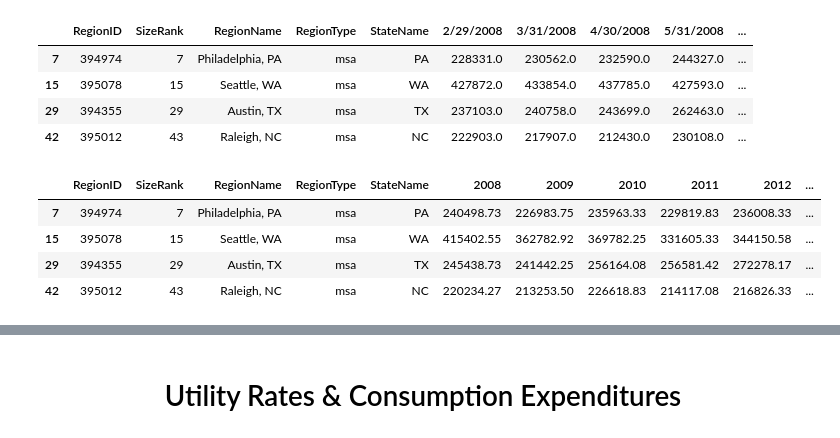
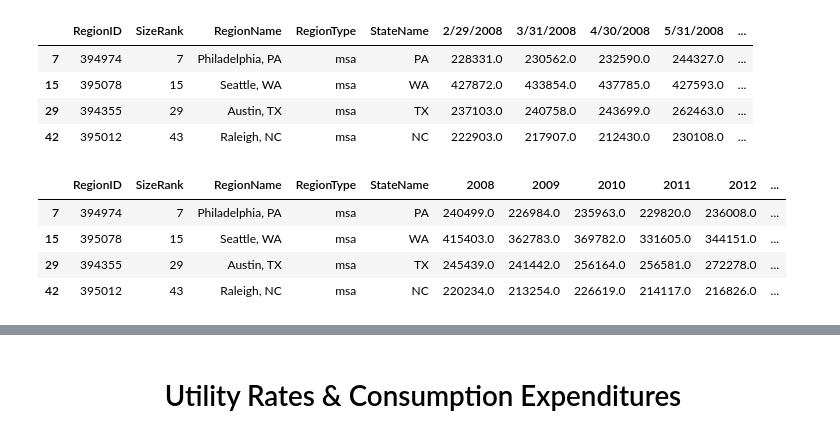
Before and after one commit to Hannah00Donnelly/nss-capstone-da14-2025, a Jupyter notebook: notebooks/hdonnelly_capstone.ipynb, the cells around one changed output, grey strips where cells are left out. Cells and saved outputs as stored; diff of their text form; code cells hidden in the pictures.

```diff
--- a/notebooks/hdonnelly_capstone.ipynb
+++ b/notebooks/hdonnelly_capstone.ipynb
@@ -955,31 +1051,31 @@ metro_house_price_cities
 # %%
 house_city_ids = ['RegionID', 'SizeRank', 'RegionName', 'RegionType', 'StateName']
 house_dates = metro_house_price_cities.drop(columns=house_city_ids)
 house_dates.columns = pd.to_datetime(house_dates.columns)
 
 #https://www.geeksforgeeks.org/python-pandas-dataframe-transpose
 #https://pandas.pydata.org/pandas-docs/version/1.5/reference/api/pandas.DataFrame.transpose.html
 house_dates_transposed = house_dates.T
 
 #https://www.demo2s.com/g/python/how-to-use-python-pandas-datetimeindex-year.html
 house_dates_transposed['Year'] = house_dates_transposed.index.year
 
 #getting the average by year
-house_avg_year = house_dates_transposed.groupby('Year').mean().round(2)
+house_avg_year = house_dates_transposed.groupby('Year').mean().round(0)
 
 #transpose it back to original format to add back the id columns
 house_avg_year = house_avg_year.T
 
 #add back the id columns
 yearly_average_house = pd.concat([metro_house_price_cities[city_ids], house_avg_year], axis=1)
 
 yearly_average_house
 # %% [output]
 |  | RegionID | SizeRank | RegionName | RegionType | StateName | 2008 | 2009 | 2010 | 2011 | 2012 | ... |
-| 7 | 394974 | 7 | Philadelphia, PA | msa | PA | 240498.73 | 226983.75 | 235963.33 | 229819.83 | 236008.33 | ... |
-| 15 | 395078 | 15 | Seattle, WA | msa | WA | 415402.55 | 362782.92 | 369782.25 | 331605.33 | 344150.58 | ... |
-| 29 | 394355 | 29 | Austin, TX | msa | TX | 245438.73 | 241442.25 | 256164.08 | 256581.42 | 272278.17 | ... |
-| 42 | 395012 | 43 | Raleigh, NC | msa | NC | 220234.27 | 213253.50 | 226618.83 | 214117.08 | 216826.33 | ... |
+| 7 | 394974 | 7 | Philadelphia, PA | msa | PA | 240499.0 | 226984.0 | 235963.0 | 229820.0 | 236008.0 | ... |
+| 15 | 395078 | 15 | Seattle, WA | msa | WA | 415403.0 | 362783.0 | 369782.0 | 331605.0 | 344151.0 | ... |
+| 29 | 394355 | 29 | Austin, TX | msa | TX | 245439.0 | 241442.0 | 256164.0 | 256581.0 | 272278.0 | ... |
+| 42 | 395012 | 43 | Raleigh, NC | msa | NC | 220234.0 | 213254.0 | 226619.0 | 214117.0 | 216826.0 | ... |
 # %%
 home_cost_cities = single_fam_home_cost[(single_fam_home_cost['RegionName']== 'Travis County') |
                                         (single_fam_home_cost['RegionName']== 'Wake County') |
```
Also changed, not shown: parts of 31 cells of this notebook.
